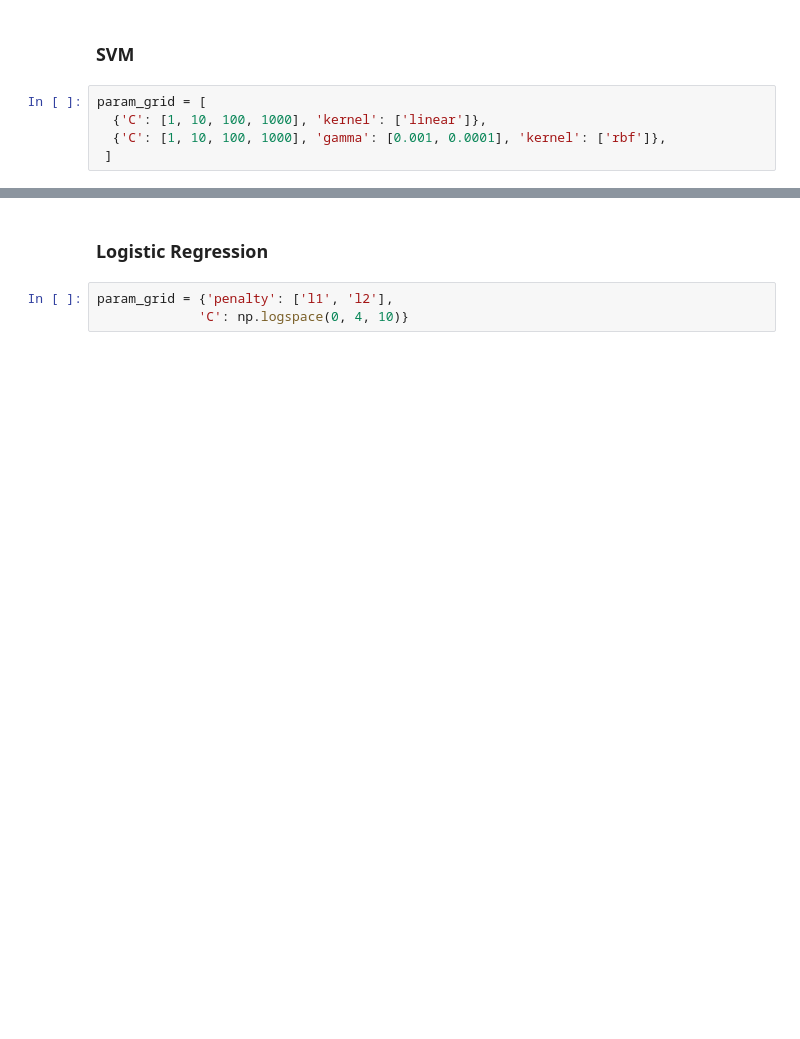
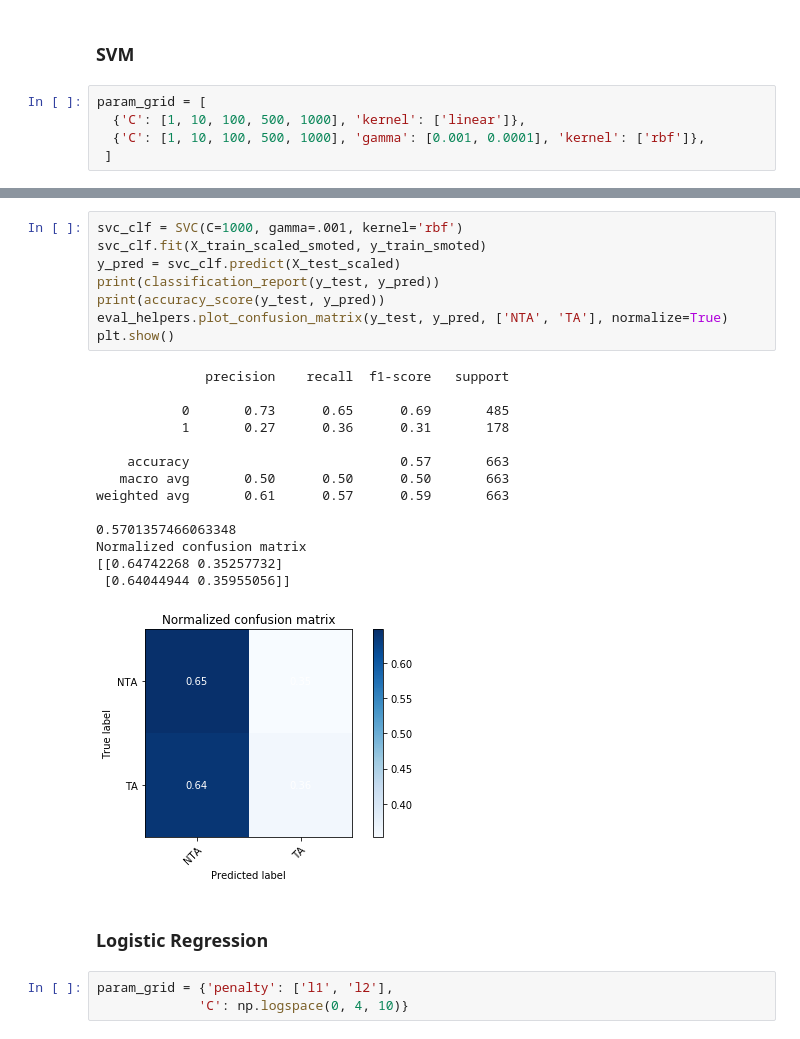
Before and after one commit to h-parker/AITA_classifier, a Jupyter notebook: modeling.ipynb, the cells around one changed output, grey strips where cells are left out. Saved outputs shown, nothing was run; the diff lists cells and outputs as text; blank space fills up the shorter version.

```diff
--- a/modeling.ipynb
+++ b/modeling.ipynb
@@ -316,8 +335,8 @@ Parameters: {'leaf_size': 5, 'n_neighbors': 6, 'weights': 'distance'}
 ### SVM
 # %%
 param_grid = [
-  {'C': [1, 10, 100, 1000], 'kernel': ['linear']},
-  {'C': [1, 10, 100, 1000], 'gamma': [0.001, 0.0001], 'kernel': ['rbf']},
+  {'C': [1, 10, 100, 500, 1000], 'kernel': ['linear']},
+  {'C': [1, 10, 100, 500, 1000], 'gamma': [0.001, 0.0001], 'kernel': ['rbf']},
  ]
 # %%
 # run grid search
@@ -338,4 +361,27 @@ Mean validation score: 0.569 (std: 0.028)
 Parameters: {'C': 1000, 'kernel': 'linear'}
+# %%
+svc_clf = SVC(C=1000, gamma=.001, kernel='rbf')
+svc_clf.fit(X_train_scaled_smoted, y_train_smoted)
+y_pred = svc_clf.predict(X_test_scaled)
+print(classification_report(y_test, y_pred))
+print(accuracy_score(y_test, y_pred))
+eval_helpers.plot_confusion_matrix(y_test, y_pred, ['NTA', 'TA'], normalize=True)
+plt.show()
+# %% [output]
+              precision    recall  f1-score   support
+
+           0       0.73      0.65      0.69       485
+           1       0.27      0.36      0.31       178
+
+    accuracy                           0.57       663
+   macro avg       0.50      0.50      0.50       663
+weighted avg       0.61      0.57      0.59       663
+
+0.5701357466063348
+Normalized confusion matrix
+[[0.64742268 0.35257732]
+ [0.64044944 0.35955056]]
+[figure, added]
 # %% [markdown]
 ### Logistic Regression
 # %%
```
Also changed, not shown: parts of 13 cells of this notebook, 1 other file.
